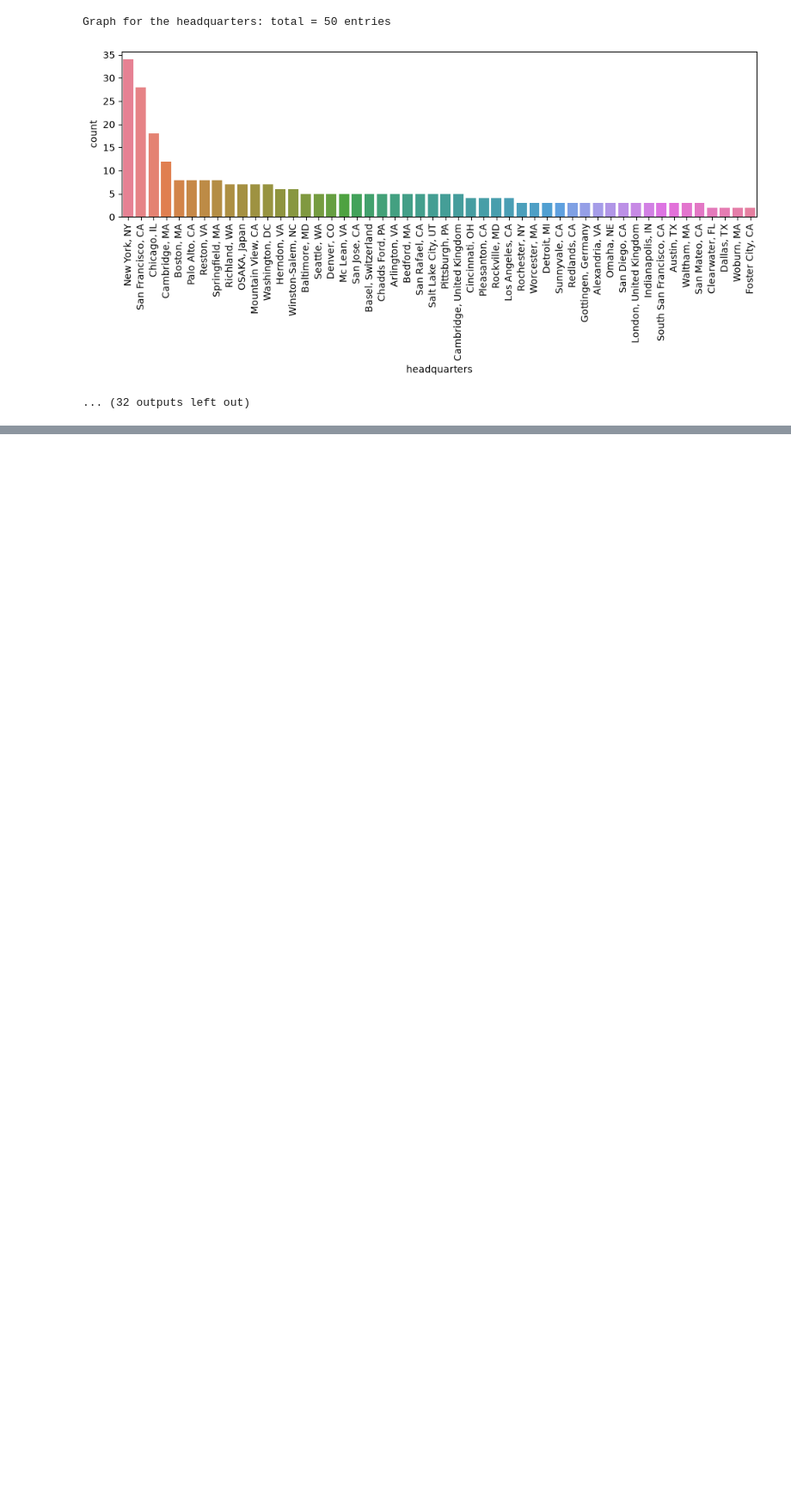
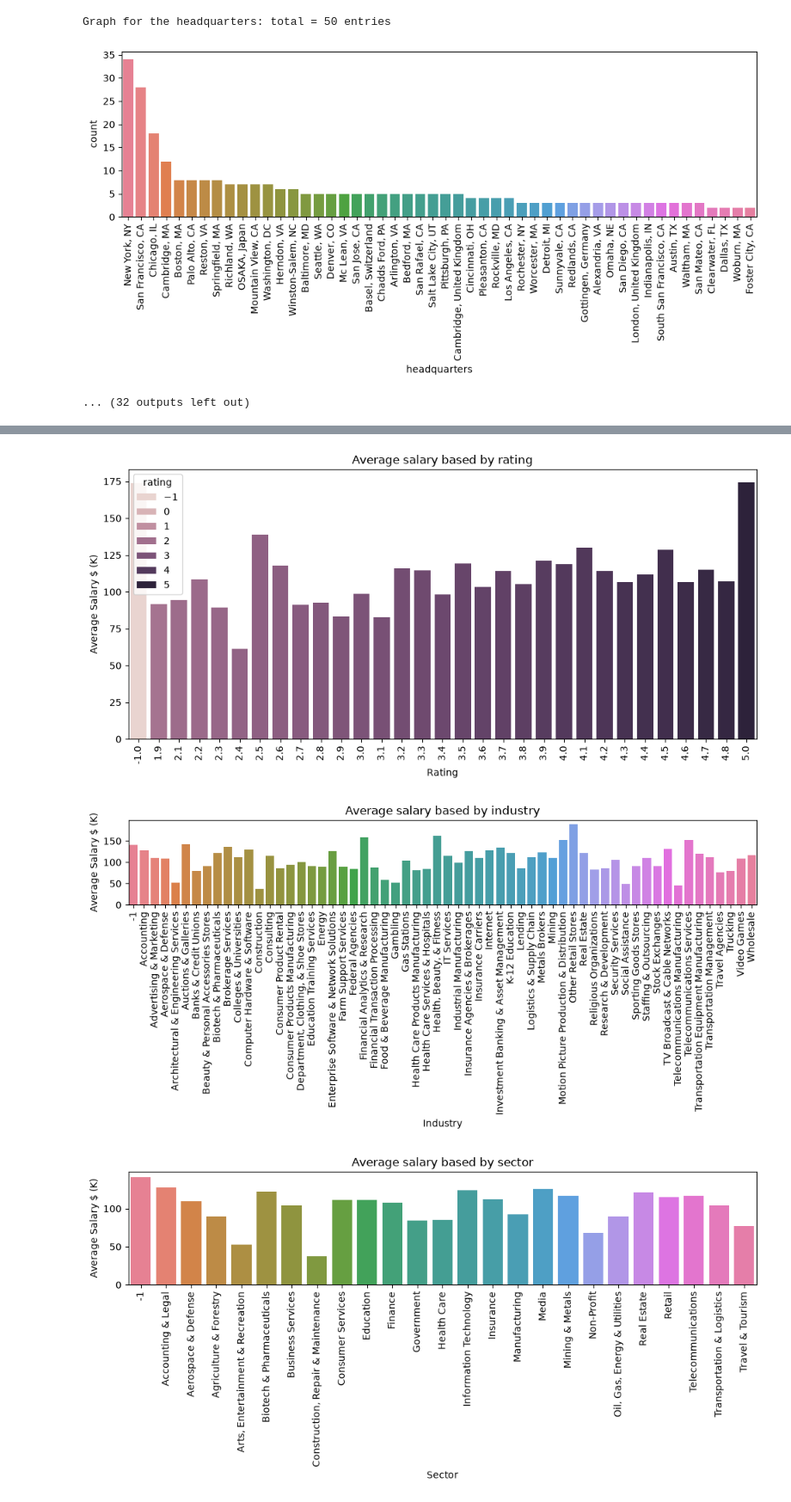
Before and after one commit to yasasbanukaofficial/glassdoor-job-market-insights, a Jupyter notebook: notebooks/02_eda.ipynb, the cells around one changed output, grey strips where cells are left out. Shown at 86% size. Drawn from its saved outputs; the diff is of its cells as text; code cells hidden in the pictures; blank space fills up the shorter version.

```diff
--- a/notebooks/02_eda.ipynb
+++ b/notebooks/02_eda.ipynb
@@ -84,7 +84,7 @@ df.boxplot(column=['rating'], showmeans=True)
 We take out categorical fields so we can create graphs based on that and excluding other fields
 # %%
 df_cat = df[[
-    'company_age', 'rating', 'avg_salary', 'desc_len', 'location', 'headquarters', 'size', 'type_of_ownership', 'industry', 'sector', 'revenue', 'company_text', 'same_state', 'avg_emp_count', 'python_yn', 'r_yn', 'power bi_yn', 'sql_yn', 'excel_yn', 'spark_yn', 'seniority', 'competitor_count'
+    'company_age', 'rating', 'avg_salary', 'desc_len', 'location', 'headquarters', 'size', 'type_of_ownership', 'industry', 'sector', 'revenue', 'company_text', 'same_state', 'avg_emp_count', 'python_yn', 'r_yn', 'power_bi_yn', 'sql_yn', 'excel_yn', 'spark_yn', 'seniority', 'competitor_count'
 ]]
 # %% [markdown]
 #### Correlation of specific fields
@@ -134,0 +316,18 @@ Graph for the headquarters: total = 50 entries
+# %%
+df_pivots = df[['rating', 'industry', 'sector', 'revenue', 'competitor_count', 'hourly', 'employer_provided_salary', 'python_yn', 'r_yn', 'spark_yn', 'power_bi_yn', 'excel_yn', 'type_of_ownership']]
+
+
+for i in df_pivots:
+    fig, ax = plt.subplots(figsize=(10, 5))
+    sns.barplot(df.sort_values(by=i, ascending=True), x=i, y='avg_salary', hue=i, errorbar=None)
+    ax.set_title(f"Average salary based by {i.replace('_', ' ')}")
+    ax.set_xlabel(i.replace('_', ' ').capitalize())
+    ax.tick_params(axis='x', rotation=90)
+    ax.set_ylabel('Average Salary $ (K)')
+
+    plt.tight_layout()
+    plt.show()
+# %% [output]
+[figure, added]
+[figure, added]
+[figure, added]
```
Also changed, not shown: parts of 24 cells of this notebook.
